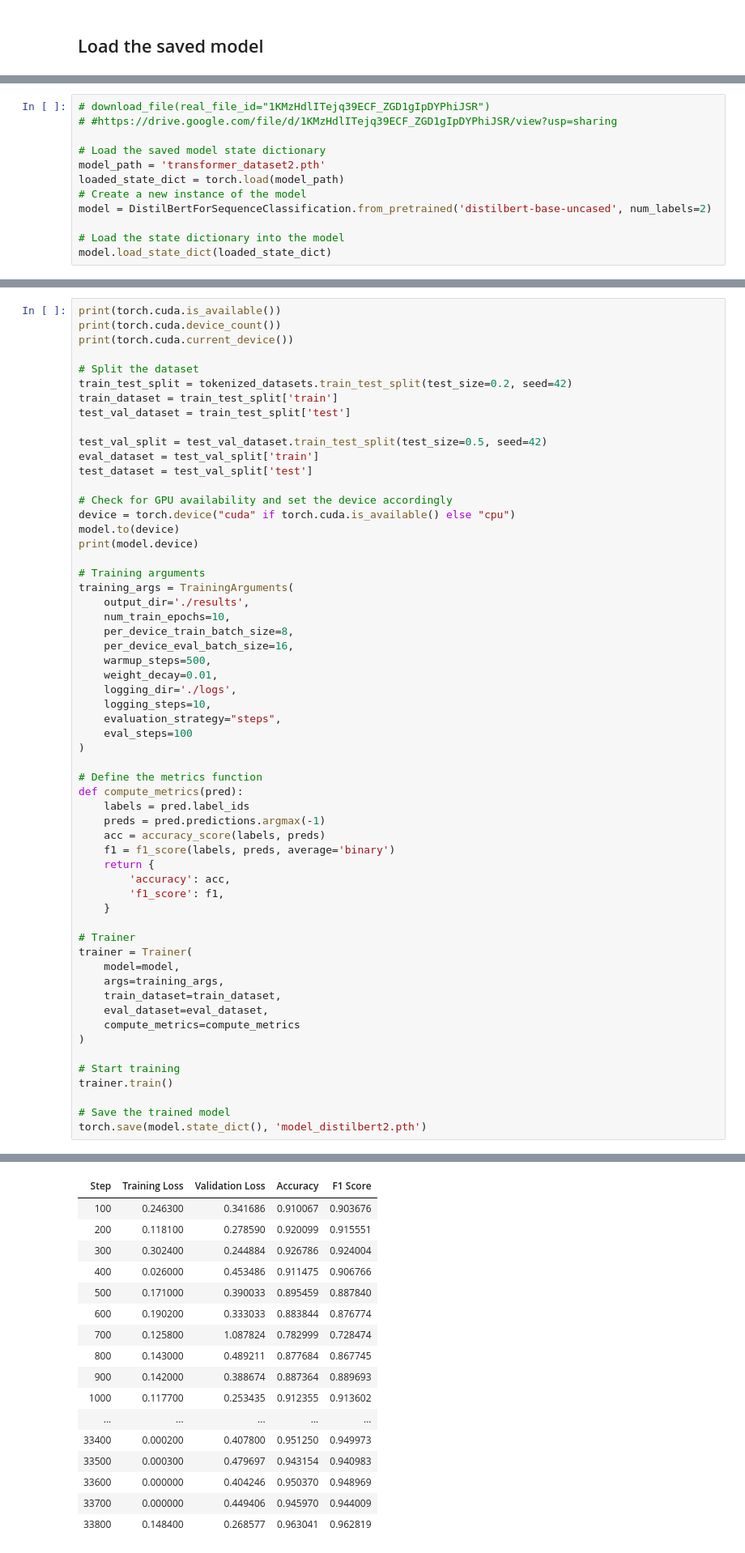
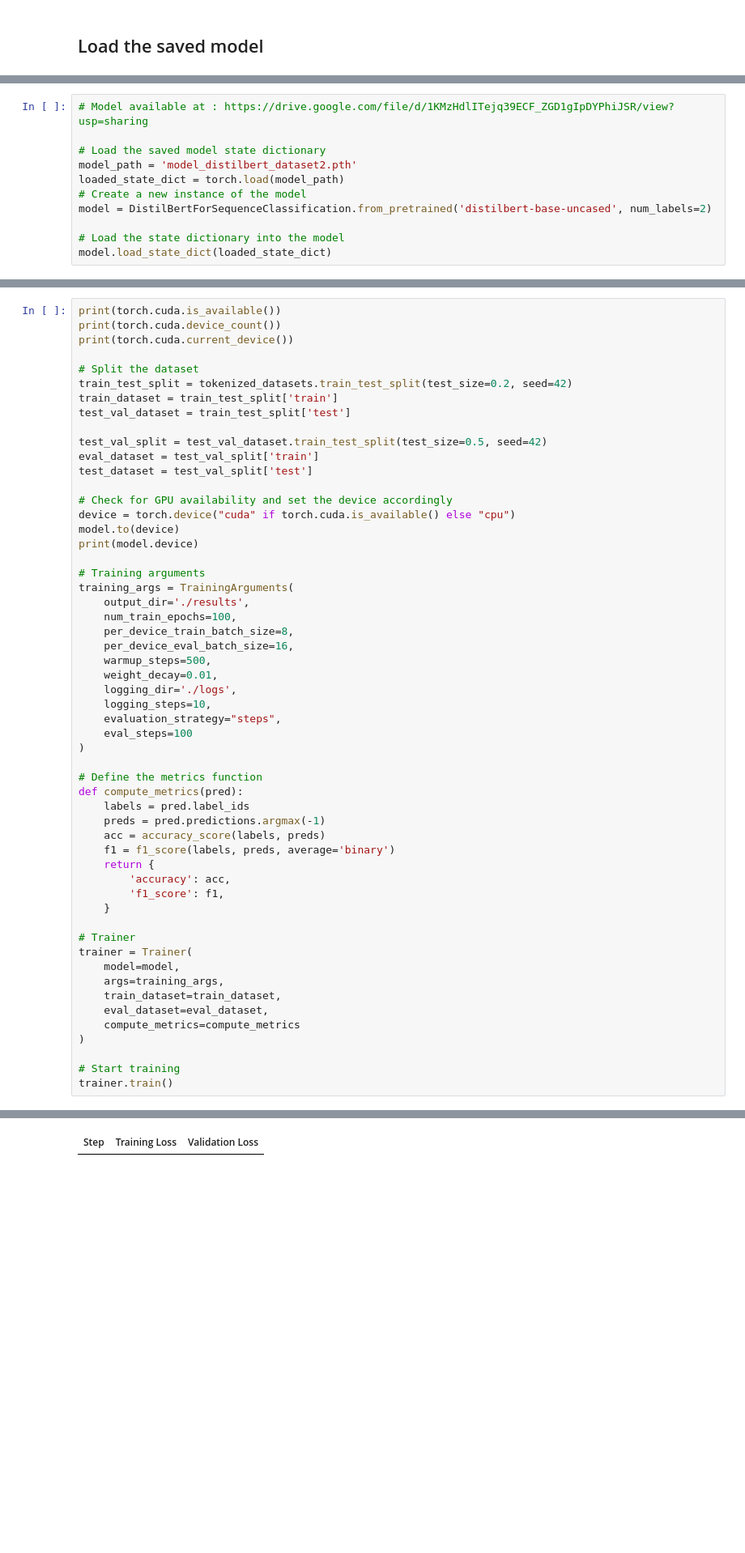
Before and after one commit to AssilZ/Hackathon-IA-vs-AI, a Jupyter notebook: distilbert_dataset2.ipynb, the cells around one changed output, grey strips where cells are left out. Shown at 81% size. Cells and saved outputs as stored; diff of their text form; blank space fills up the shorter version.

Commit message:
feat: distilbert clean up

```diff
--- a/distilbert_dataset2.ipynb
+++ b/distilbert_dataset2.ipynb
@@ -165,9 +91,8 @@ print(model.device)
 # %%
-# download_file(real_file_id="1KMzHdlITejq39ECF_ZGD1gIpDYPhiJSR")
-# #https://drive.google.com/file/d/1KMzHdlITejq39ECF_ZGD1gIpDYPhiJSR/view?usp=sharing
+# Model available at : https://drive.google.com/file/d/1KMzHdlITejq39ECF_ZGD1gIpDYPhiJSR/view?usp=sharing
 
 # Load the saved model state dictionary
-model_path = 'transformer_dataset2.pth'
+model_path = 'model_distilbert_dataset2.pth'
 loaded_state_dict = torch.load(model_path)
 # Create a new instance of the model
 model = DistilBertForSequenceClassification.from_pretrained('distilbert-base-uncased', num_labels=2)
@@ -198,7 +160,7 @@ print(model.device)
 # Training arguments
 training_args = TrainingArguments(
     output_dir='./results',
-    num_train_epochs=10,
+    num_train_epochs=100,
     per_device_train_batch_size=8,
     per_device_eval_batch_size=16,
     warmup_steps=500,
@@ -231,9 +193,6 @@ trainer = Trainer(
 
 # Start training
 trainer.train()
-
-# Save the trained model
-torch.save(model.state_dict(), 'model_distilbert2.pth')
 # %% [output]
 True
 1
@@ -243,17 +202 @@ cuda:0
-| Step | Training Loss | Validation Loss | Accuracy | F1 Score |
-| 100 | 0.246300 | 0.341686 | 0.910067 | 0.903676 |
-| 200 | 0.118100 | 0.278590 | 0.920099 | 0.915551 |
-| 300 | 0.302400 | 0.244884 | 0.926786 | 0.924004 |
-| 400 | 0.026000 | 0.453486 | 0.911475 | 0.906766 |
-| 500 | 0.171000 | 0.390033 | 0.895459 | 0.887840 |
-| 600 | 0.190200 | 0.333033 | 0.883844 | 0.876774 |
-| 700 | 0.125800 | 1.087824 | 0.782999 | 0.728474 |
-| 800 | 0.143000 | 0.489211 | 0.877684 | 0.867745 |
-| 900 | 0.142000 | 0.388674 | 0.887364 | 0.889693 |
-| 1000 | 0.117700 | 0.253435 | 0.912355 | 0.913602 |
-| ... | ... | ... | ... | ... |
-| 33400 | 0.000200 | 0.407800 | 0.951250 | 0.949973 |
-| 33500 | 0.000300 | 0.479697 | 0.943154 | 0.940983 |
-| 33600 | 0.000000 | 0.404246 | 0.950370 | 0.948969 |
-| 33700 | 0.000000 | 0.449406 | 0.945970 | 0.944009 |
-| 33800 | 0.148400 | 0.268577 | 0.963041 | 0.962819 |
+| Step | Training Loss | Validation Loss |
```
Also changed, not shown: parts of 10 cells of this notebook.
